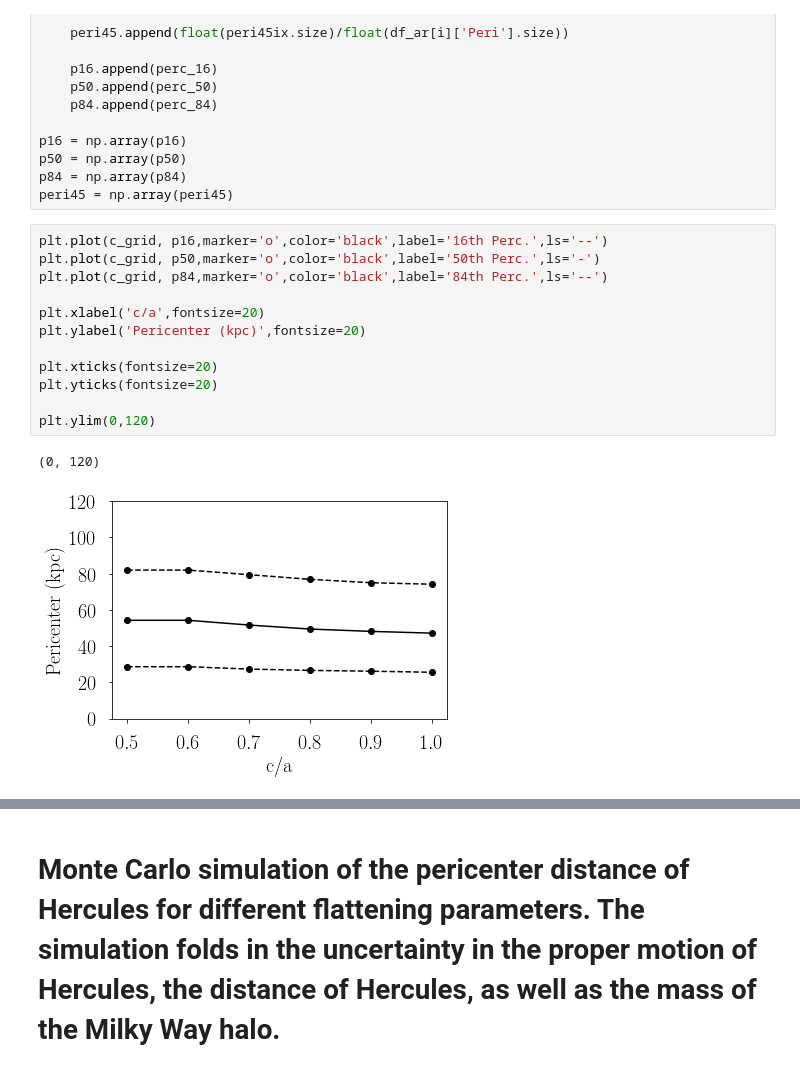
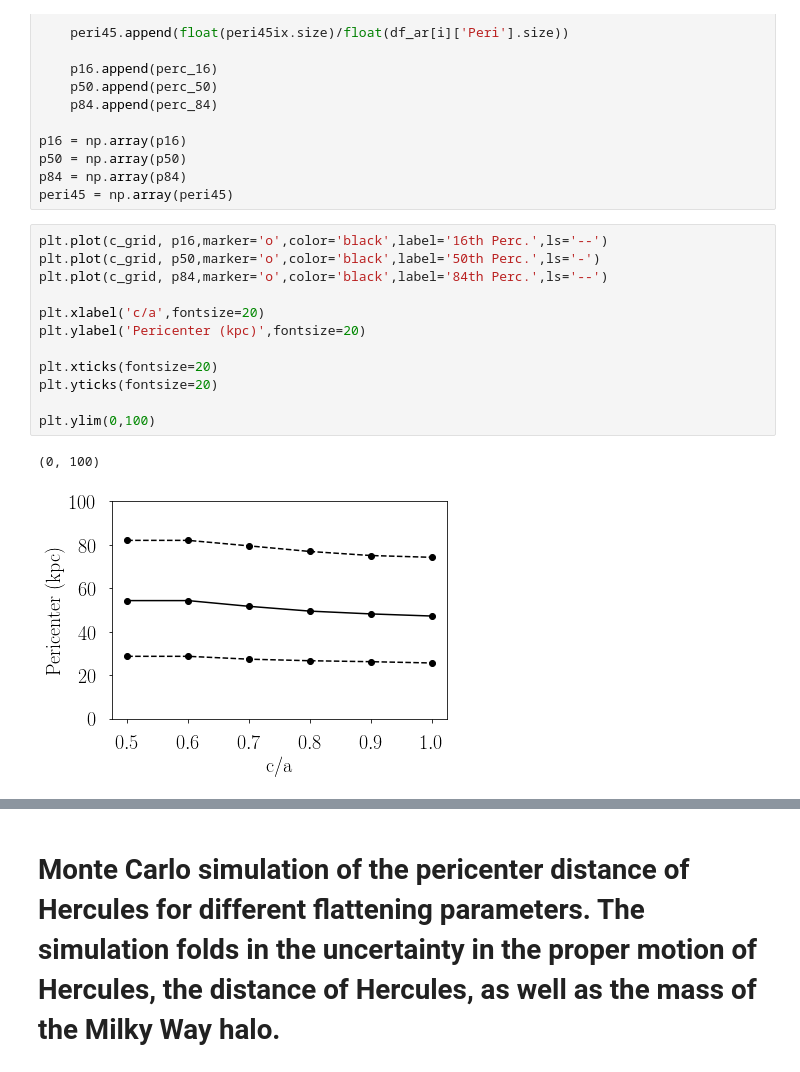
Before and after one commit to swfu/DwarfTidalStripping, a Jupyter notebook: herc_analysis.ipynb, the cells around one changed output, grey strips where cells are left out. Drawn from its saved outputs; the diff is of its cells as text.

```diff
--- a/herc_analysis.ipynb
+++ b/herc_analysis.ipynb
@@ -324,18 +324,18 @@ peri45 = np.array(peri45)
 # %%
 plt.plot(c_grid, p16,marker='o',color='black',label='16th Perc.',ls='--')
 plt.plot(c_grid, p50,marker='o',color='black',label='50th Perc.',ls='-')
 plt.plot(c_grid, p84,marker='o',color='black',label='84th Perc.',ls='--')
 
 plt.xlabel('c/a',fontsize=20)
 plt.ylabel('Pericenter (kpc)',fontsize=20)
 
 plt.xticks(fontsize=20)
 plt.yticks(fontsize=20)
 
-plt.ylim(0,120)
+plt.ylim(0,100)
 # %% [output]
-(0, 120)
+(0, 100)
-[figure, old version]
+[figure, new version]
 # %%
 plt.plot(c_grid, peri45, marker='o',color='red')
 
```
Also changed, not shown: parts of 1 cell of this notebook.
